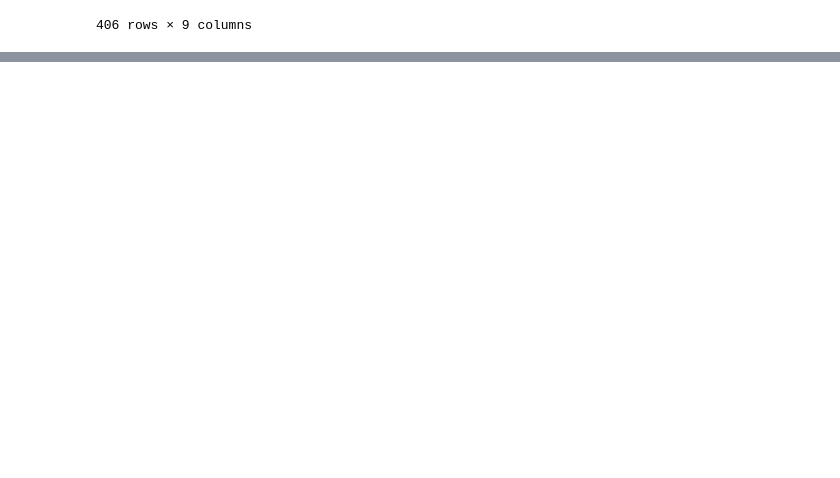
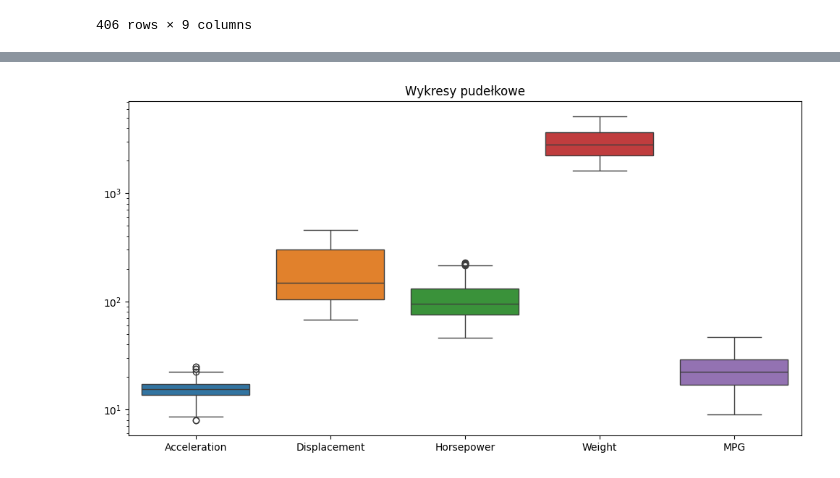
Before and after one commit to zosiawidawska/Pliki, a Jupyter notebook: ZME1.ipynb, the cells around one changed output, grey strips where cells are left out. Saved outputs shown, nothing was run; the diff lists cells and outputs as text; code cells hidden in the pictures; blank space fills up the shorter version.

```diff
--- a/ZME1.ipynb
+++ b/ZME1.ipynb
@@ -106,0 +43,16 @@ Mode for each column:
+# %%
+#ZADANIE 2
+df_num = pd.DataFrame(x, columns=columns)
+
+stats_dict = {
+    'Min': df_num.min(),
+    'Max': df_num.max(),
+    'Średnia arytmetyczna': df_num.mean(),
+    'Mediana': df_num.median(),
+    'Moda': df_num.mode().iloc[0],
+    'Średnia geometryczna': [gmean(df_num[col]) for col in columns],
+    'Średnia harmoniczna': [st.harmonic_mean(df_num[col]) for col in columns]
+}
+
+stats_df = pd.DataFrame(stats_dict)
+display(stats_df)
@@ -106,0 +66,28 @@ Mode for each column:
+# %%
+#ZADANIE 3
+q1 = df_num.quantile(0.25)
+q3 = df_num.quantile(0.75)
+iqr = q3 - q1
+
+var_stats = pd.DataFrame({
+    'Rozstęp': df_num.max() - df_num.min(),
+    'Q1': q1,
+    'Q2 (Mediana)': df_num.median(),
+    'Q3': q3,
+    'Rozstęp międzykwartylowy (IQR)': iqr,
+    'Odchylenie ćwiartkowe': iqr / 2
+})
+
+mean_val = df_num.mean()
+std_val = df_num.std()
+var_stats['Typowy obszar zmienności'] = mean_val - std_val
+var_stats['Typowy obszar zmienności'] = mean_val + std_val
+
+display(var_stats)
+
+plt.figure(figsize=(12, 6))
+sns.boxplot(data=df_num)
+plt.title("Wykresy pudełkowe")
+plt.yscale('log')
+plt.show()
+# %% [output]
@@ -106,0 +100 @@ Mode for each column:
+[figure, added]
```
Also changed, not shown: parts of 15 cells of this notebook.
